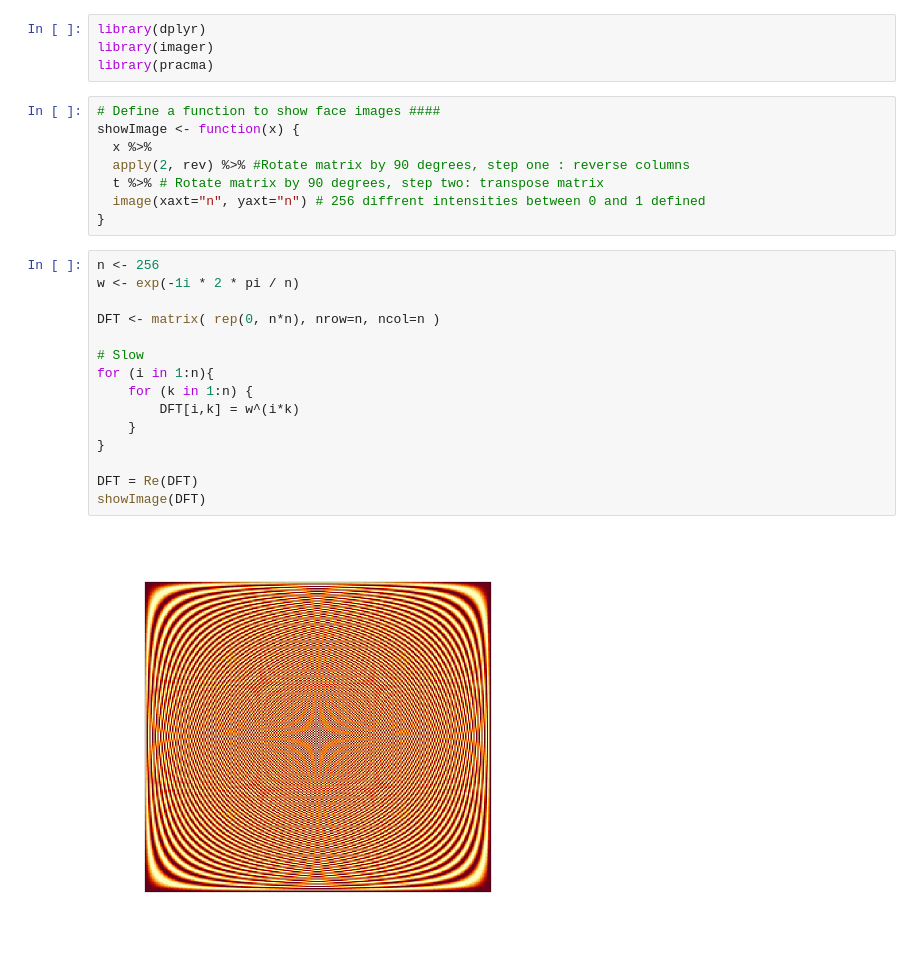
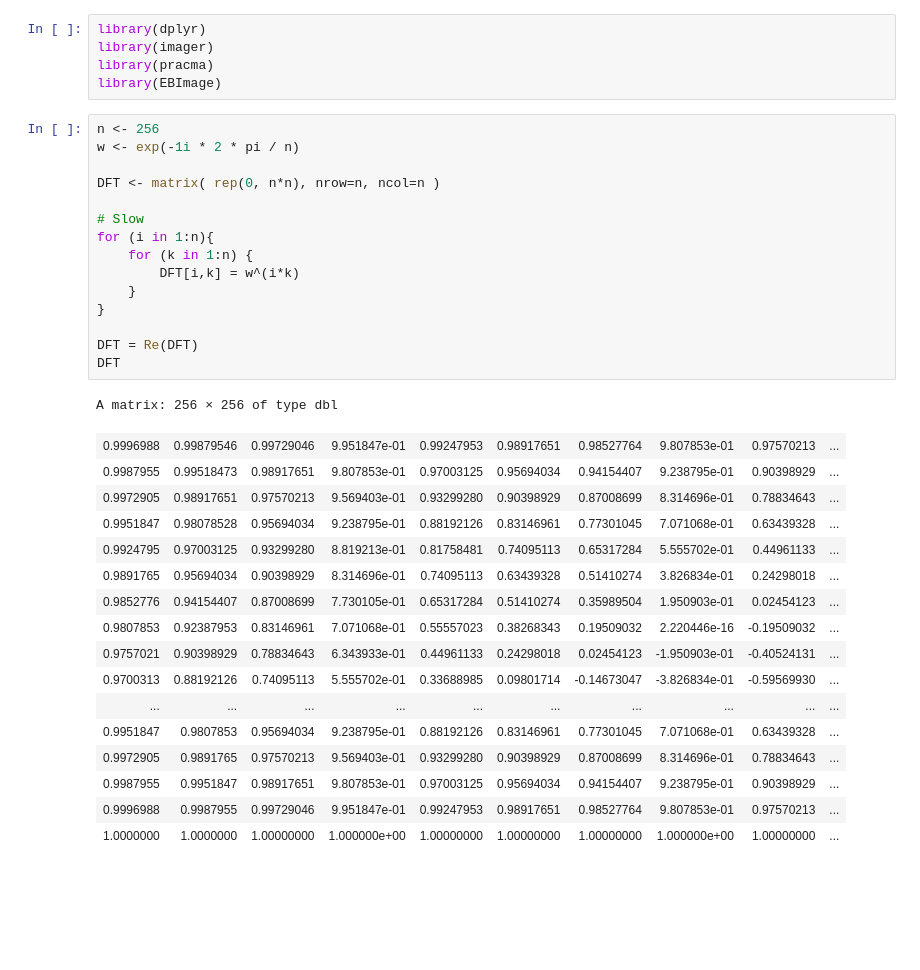
Before and after one commit to dmitrigrigoriev/datadrivenbook, a Jupyter notebook: CODE_R/CH02/CH02_SEC02_1_DFT_R.ipynb, the cells around one changed output. Saved outputs shown, nothing was run; the diff lists cells and outputs as text; blank space fills up the shorter version.

```diff
--- a/CODE_R/CH02/CH02_SEC02_1_DFT_R.ipynb
+++ b/CODE_R/CH02/CH02_SEC02_1_DFT_R.ipynb
@@ -2,28 +2,37 @@
 library(dplyr)
 library(imager)
 library(pracma)
+library(EBImage)
-# %%
-# Define a function to show face images ####
-showImage <- function(x) {
-  x %>%
-  apply(2, rev) %>% #Rotate matrix by 90 degrees, step one : reverse columns
-  t %>% # Rotate matrix by 90 degrees, step two: transpose matrix
-  image(xaxt="n", yaxt="n") # 256 diffrent intensities between 0 and 1 defined
-}
 # %%
 n <- 256
 w <- exp(-1i * 2 * pi / n)
 
 DFT <- matrix( rep(0, n*n), nrow=n, ncol=n )
 
 # Slow
 for (i in 1:n){
     for (k in 1:n) {
         DFT[i,k] = w^(i*k)
     }
 }
 
 DFT = Re(DFT)
-showImage(DFT)
+DFT
 # %% [output]
-[figure, removed]
+A matrix: 256 × 256 of type dbl
+| 0.9996988 | 0.99879546 | 0.99729046 | 9.951847e-01 | 0.99247953 | 0.98917651 | 0.98527764 | 9.807853e-01 | 0.97570213 | ... |
+| 0.9987955 | 0.99518473 | 0.98917651 | 9.807853e-01 | 0.97003125 | 0.95694034 | 0.94154407 | 9.238795e-01 | 0.90398929 | ... |
+| 0.9972905 | 0.98917651 | 0.97570213 | 9.569403e-01 | 0.93299280 | 0.90398929 | 0.87008699 | 8.314696e-01 | 0.78834643 | ... |
+| 0.9951847 | 0.98078528 | 0.95694034 | 9.238795e-01 | 0.88192126 | 0.83146961 | 0.77301045 | 7.071068e-01 | 0.63439328 | ... |
+| 0.9924795 | 0.97003125 | 0.93299280 | 8.819213e-01 | 0.81758481 | 0.74095113 | 0.65317284 | 5.555702e-01 | 0.44961133 | ... |
+| 0.9891765 | 0.95694034 | 0.90398929 | 8.314696e-01 | 0.74095113 | 0.63439328 | 0.51410274 | 3.826834e-01 | 0.24298018 | ... |
+| 0.9852776 | 0.94154407 | 0.87008699 | 7.730105e-01 | 0.65317284 | 0.51410274 | 0.35989504 | 1.950903e-01 | 0.02454123 | ... |
+| 0.9807853 | 0.92387953 | 0.83146961 | 7.071068e-01 | 0.55557023 | 0.38268343 | 0.19509032 | 2.220446e-16 | -0.19509032 | ... |
+| 0.9757021 | 0.90398929 | 0.78834643 | 6.343933e-01 | 0.44961133 | 0.24298018 | 0.02454123 | -1.950903e-01 | -0.40524131 | ... |
+| 0.9700313 | 0.88192126 | 0.74095113 | 5.555702e-01 | 0.33688985 | 0.09801714 | -0.14673047 | -3.826834e-01 | -0.59569930 | ... |
+| ... | ... | ... | ... | ... | ... | ... | ... | ... | ... |
+| 0.9951847 | 0.9807853 | 0.95694034 | 9.238795e-01 | 0.88192126 | 0.83146961 | 0.77301045 | 7.071068e-01 | 0.63439328 | ... |
+| 0.9972905 | 0.9891765 | 0.97570213 | 9.569403e-01 | 0.93299280 | 0.90398929 | 0.87008699 | 8.314696e-01 | 0.78834643 | ... |
+| 0.9987955 | 0.9951847 | 0.98917651 | 9.807853e-01 | 0.97003125 | 0.95694034 | 0.94154407 | 9.238795e-01 | 0.90398929 | ... |
+| 0.9996988 | 0.9987955 | 0.99729046 | 9.951847e-01 | 0.99247953 | 0.98917651 | 0.98527764 | 9.807853e-01 | 0.97570213 | ... |
+| 1.0000000 | 1.0000000 | 1.00000000 | 1.000000e+00 | 1.00000000 | 1.00000000 | 1.00000000 | 1.000000e+00 | 1.00000000 | ... |
```
Also changed, not shown: parts of 3 cells of this notebook, 44 other files.
